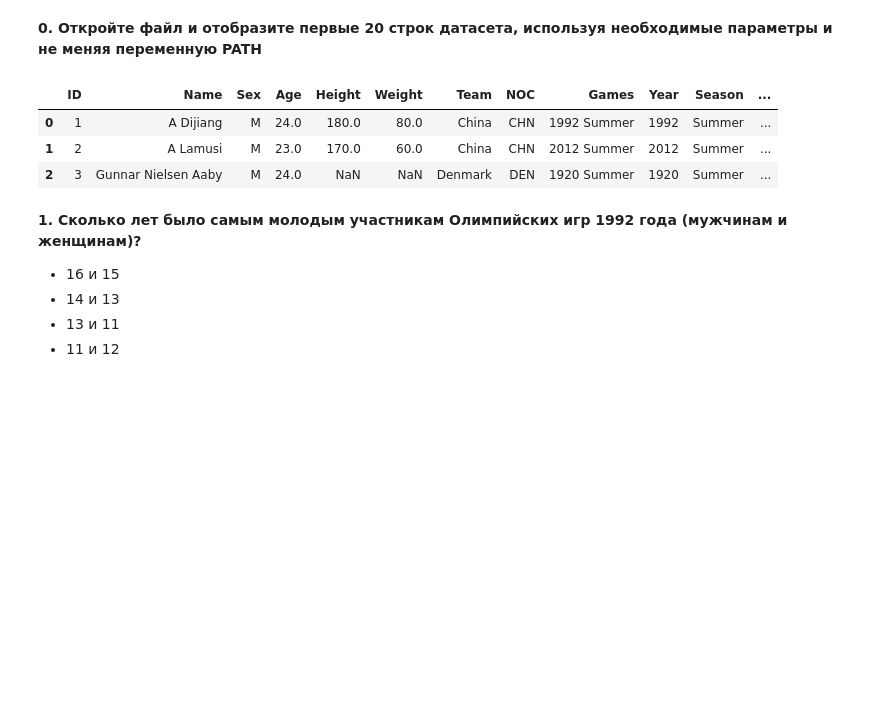
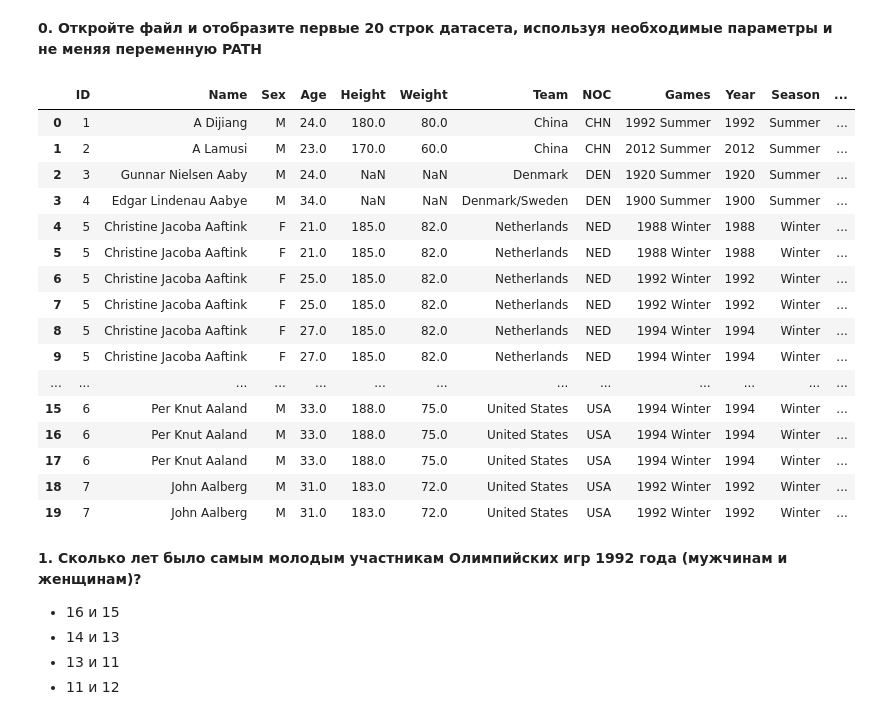
Before and after one commit to RuslanVdovinn/asu, a Jupyter notebook: asu_mo/task_pandas.ipynb, the cells around one changed output. Cells and saved outputs as stored; diff of their text form; code cells hidden in the pictures; blank space fills up the shorter version.

```diff
--- a/asu_mo/task_pandas.ipynb
+++ b/asu_mo/task_pandas.ipynb
@@ -213,12 +213,25 @@ PATH = 'https://github.com/ASUDYK/SDA/blob/main/data/athlete_events.csv.zip?raw=
 __0. Откройте файл и отобразите первые 20 строк датасета, используя необходимые параметры и не меняя переменную PATH__
 # %%
 data = pd.read_csv(PATH, compression='zip')
-data.head(3) # todo
+data.head(20)
 # %% [output]
 |  | ID | Name | Sex | Age | Height | Weight | Team | NOC | Games | Year | Season | ... |
 | 0 | 1 | A Dijiang | M | 24.0 | 180.0 | 80.0 | China | CHN | 1992 Summer | 1992 | Summer | ... |
 | 1 | 2 | A Lamusi | M | 23.0 | 170.0 | 60.0 | China | CHN | 2012 Summer | 2012 | Summer | ... |
 | 2 | 3 | Gunnar Nielsen Aaby | M | 24.0 | NaN | NaN | Denmark | DEN | 1920 Summer | 1920 | Summer | ... |
+| 3 | 4 | Edgar Lindenau Aabye | M | 34.0 | NaN | NaN | Denmark/Sweden | DEN | 1900 Summer | 1900 | Summer | ... |
+| 4 | 5 | Christine Jacoba Aaftink | F | 21.0 | 185.0 | 82.0 | Netherlands | NED | 1988 Winter | 1988 | Winter | ... |
+| 5 | 5 | Christine Jacoba Aaftink | F | 21.0 | 185.0 | 82.0 | Netherlands | NED | 1988 Winter | 1988 | Winter | ... |
+| 6 | 5 | Christine Jacoba Aaftink | F | 25.0 | 185.0 | 82.0 | Netherlands | NED | 1992 Winter | 1992 | Winter | ... |
+| 7 | 5 | Christine Jacoba Aaftink | F | 25.0 | 185.0 | 82.0 | Netherlands | NED | 1992 Winter | 1992 | Winter | ... |
+| 8 | 5 | Christine Jacoba Aaftink | F | 27.0 | 185.0 | 82.0 | Netherlands | NED | 1994 Winter | 1994 | Winter | ... |
+| 9 | 5 | Christine Jacoba Aaftink | F | 27.0 | 185.0 | 82.0 | Netherlands | NED | 1994 Winter | 1994 | Winter | ... |
+| ... | ... | ... | ... | ... | ... | ... | ... | ... | ... | ... | ... | ... |
+| 15 | 6 | Per Knut Aaland | M | 33.0 | 188.0 | 75.0 | United States | USA | 1994 Winter | 1994 | Winter | ... |
+| 16 | 6 | Per Knut Aaland | M | 33.0 | 188.0 | 75.0 | United States | USA | 1994 Winter | 1994 | Winter | ... |
+| 17 | 6 | Per Knut Aaland | M | 33.0 | 188.0 | 75.0 | United States | USA | 1994 Winter | 1994 | Winter | ... |
+| 18 | 7 | John Aalberg | M | 31.0 | 183.0 | 72.0 | United States | USA | 1992 Winter | 1992 | Winter | ... |
+| 19 | 7 | John Aalberg | M | 31.0 | 183.0 | 72.0 | United States | USA | 1992 Winter | 1992 | Winter | ... |
 # %% [markdown]
 __1. Сколько лет было самым молодым участникам Олимпийских игр 1992 года (мужчинам и женщинам)?__
 - 16 и 15
```
Also changed, not shown: parts of 2 cells of this notebook.
